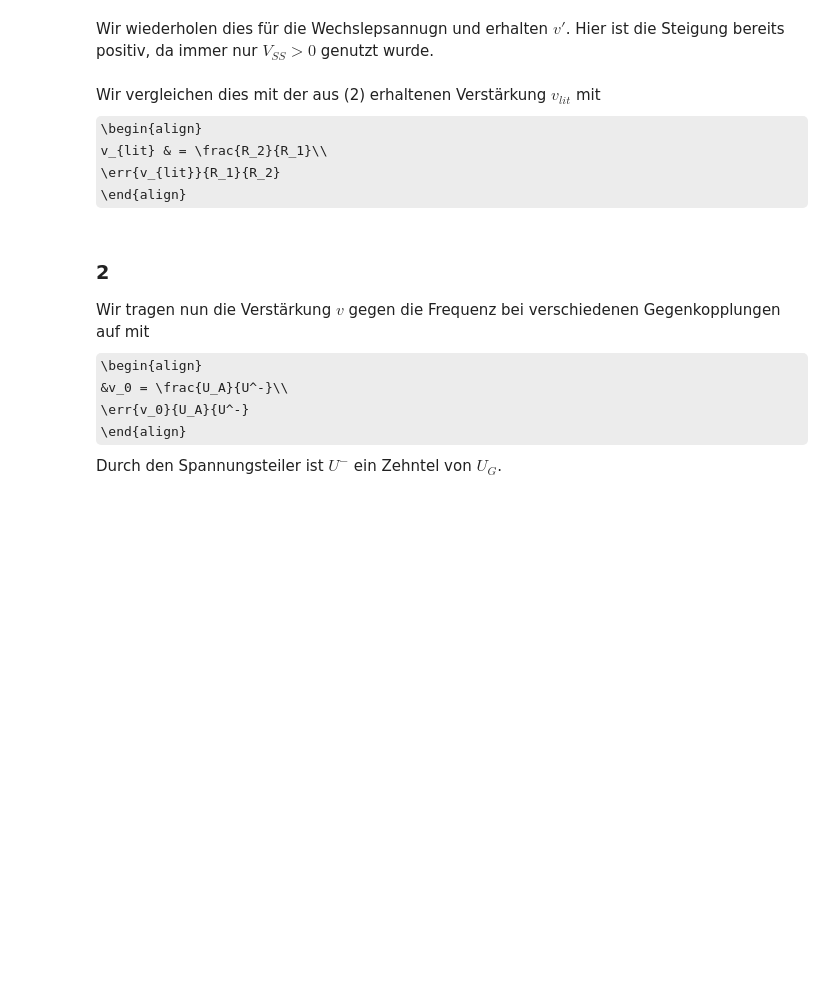
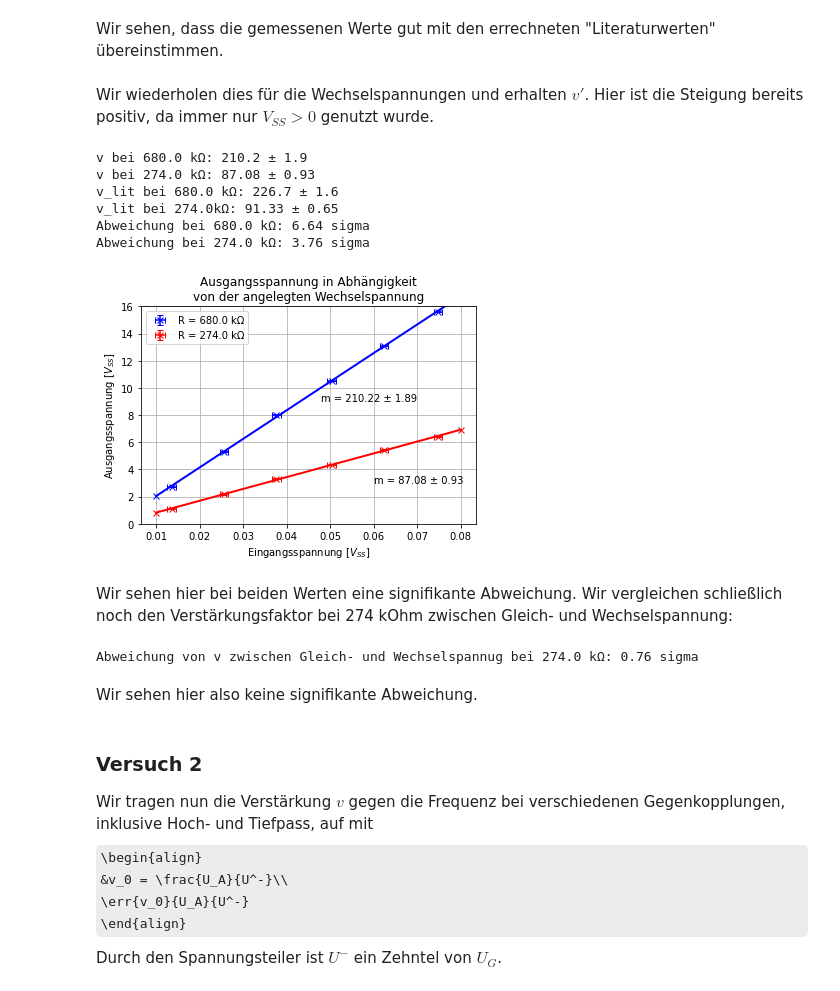
Before and after one commit to leonardscheuer/PAP2, a Jupyter notebook: 242/242.ipynb, the cells around one changed output. Drawn from its saved outputs; the diff is of its cells as text; code cells hidden in the pictures; some formulas as TeX source; blank space fills up the shorter version.

```diff
--- a/242/242.ipynb
+++ b/242/242.ipynb
@@ -85,14 +147,64 @@ Wir plotten zunächst die Ausgangsspannugg in Abhängigkeit der angelegten Einga
+# %% [markdown]
+Wir sehen, dass die gemessenen Werte gut mit den errechneten "Literaturwerten" übereinstimmen.
 # %% [markdown]
-Wir wiederholen dies für die Wechslepsannugn und erhalten $v'$. Hier ist die Steigung bereits positiv, da immer nur $V_{SS}>0$ genutzt wurde.
+Wir wiederholen dies für die Wechselspannungen und erhalten $v'$. Hier ist die Steigung bereits positiv, da immer nur $V_{SS}>0$ genutzt wurde.
+# %%
+v2 = np.genfromtxt("v2.csv", delimiter = ',', skip_header = 1, unpack = True)
+
+v2[2:3] /= 10 #Spannungsteiler
+
+x = np.linspace(0.01, 0.08, 2)
+
+m = np.zeros(2)
+m_err = np.zeros(2)
+
+for i in range(0,2):
+    plt.errorbar(v2[2][i * 6 : (i + 1) * 6], v2[4][i * 6 : (i + 1) * 6], xerr = v2[3][i * 6 : (i + 1) * 6], yerr = v2[5][i * 6 : (i + 1) * 6], linestyle='None', fmt = colour[i], capsize = 3, label = 'R = {0} kΩ'.format(v2[0][6 * i]))
+    popt, pcov = curve_fit(fit_func, v2[2][i * 6 : (i+1) * 6], v2[4][i * 6 : (i+1) * 6], sigma = np.sqrt(v2[5][i * 6 : (i+1) * 6]**2 + popt[0]**2 * v2[3][i * 6 : (i+1) * 6]**2))
+    plt.plot(x, fit_func(x, *popt), colour[i] + '-', linewidth=2)
+    m[i] = popt[0]
+    m_err[i] = pcov[0][0]**0.5
+
+plt.legend()
+plt.ylim(0, 16)
+plt.xlabel('Eingangsspannung [$V_{SS}$]')
+plt.ylabel('Ausgangsspannung [$V_{SS}$]')
+plt.title('Ausgangsspannung in Abhängigkeit\nvon der angelegten Wechselspannung')
+plt.text(0.048, 9, 'm = {0:.2f} ± {1:.2f}'.format(m[0], m_err[0]))
+plt.text(0.06, 3, 'm = {0:.2f} ± {1:.2f}'.format(m[1], m_err[1]))
+plt.grid("dotted")
+
+
+v = np.array([680, 274]) / 3
+v_err = 0.005 * v * np.sqrt(2)
+sigma = np.abs(m - v) / np.sqrt(m_err**2 + v_err**2)
+
+print('v bei 680.0 kΩ: {0:.1f} ± {1:.1f}'.format(m[0], m_err[0]))
+print('v bei 274.0 kΩ: {0:.2f} ± {1:.2f}'.format(m[1], m_err[1]))
+print('v_lit bei 680.0 kΩ: {0:.1f} ± {1:.1f}'.format(v[0], v_err[0]))
+print('v_lit bei 274.0kΩ: {0:.2f} ± {1:.2f}'.format(v[1], v_err[1]))
+print('Abweichung bei 680.0 kΩ: {0:.2f} sigma'.format(sigma[0]))
+print('Abweichung bei 274.0 kΩ: {0:.2f} sigma'.format(sigma[1]))
+# %% [output]
+v bei 680.0 kΩ: 210.2 ± 1.9
+v bei 274.0 kΩ: 87.08 ± 0.93
+v_lit bei 680.0 kΩ: 226.7 ± 1.6
+v_lit bei 274.0kΩ: 91.33 ± 0.65
+Abweichung bei 680.0 kΩ: 6.64 sigma
+Abweichung bei 274.0 kΩ: 3.76 sigma
+[figure, added]
 # %% [markdown]
-Wir vergleichen dies mit der aus (2) erhaltenen Verstärkung $v_{lit}$ mit
-\begin{align}
-	v_{lit} & = \frac{R_2}{R_1}\\
-	\err{v_{lit}}{R_1}{R_2}
-\end{align}
+Wir sehen hier bei beiden Werten eine signifikante Abweichung. Wir vergleichen schließlich noch den Verstärkungsfaktor bei 274 kOhm zwischen Gleich- und Wechselspannung:
+# %%
+print('Abweichung von v zwischen Gleich- und Wechselspannug bei 274.0 kΩ: {0:.2f} sigma'.format(np.abs(v[1] - 89) / np.sqrt(v_err[1]**2 + 3**2)))
+# %% [output]
+Abweichung von v zwischen Gleich- und Wechselspannug bei 274.0 kΩ: 0.76 sigma
+# %% [markdown]
+Wir sehen hier also keine signifikante Abweichung.
 # %% [markdown]
-### 2
-Wir tragen nun die Verstärkung $v$ gegen die Frequenz bei verschiedenen Gegenkopplungen auf mit
+### Versuch 2
+
+Wir tragen nun die Verstärkung $v$ gegen die Frequenz bei verschiedenen Gegenkopplungen, inklusive Hoch- und Tiefpass, auf mit
 \begin{align}
 	&v_0 = \frac{U_A}{U^-}\\
 	 \err{v_0}{U_A}{U^-}
```
Also changed, not shown: parts of 7 cells of this notebook, 7 other files.
